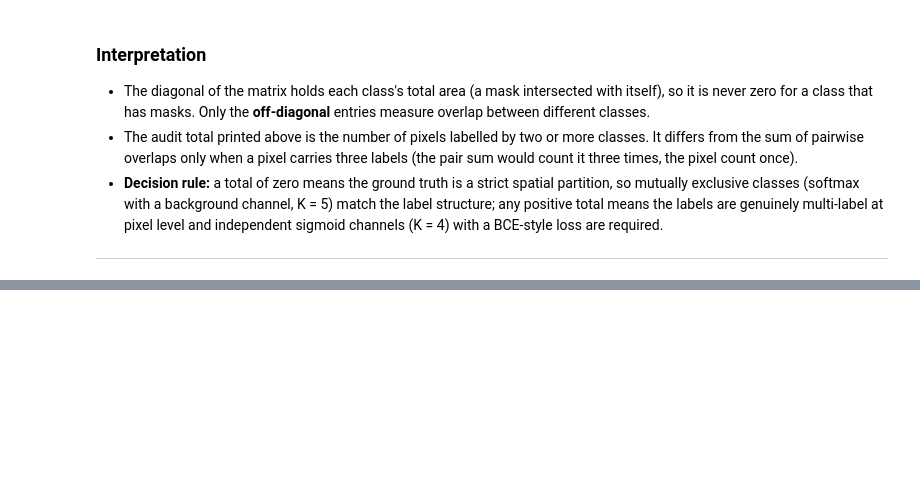
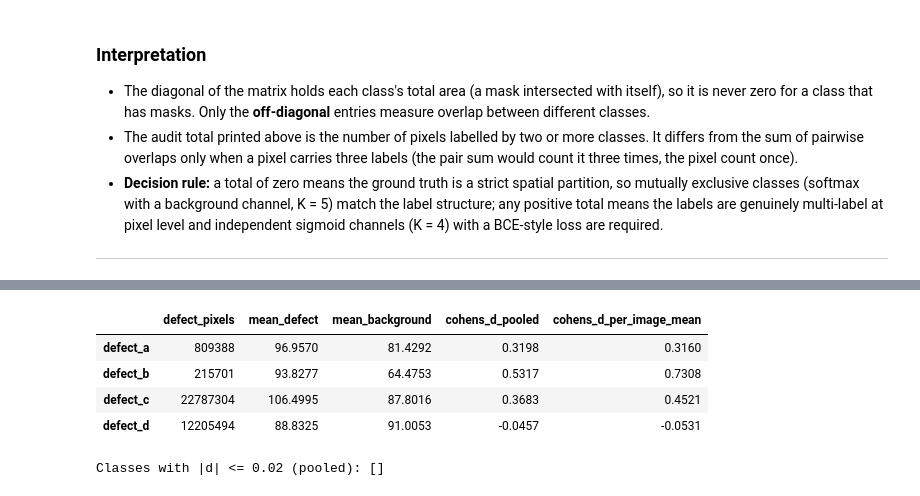
Before and after one commit to Surya-prakash-pareek/dl-genai-project-26-t3, a Jupyter notebook: notebooks/milestone-1.ipynb, the cells around one changed output, grey strips where cells are left out. Cells and saved outputs as stored; diff of their text form; code cells hidden in the pictures; blank space fills up the shorter version.

```diff
--- a/notebooks/milestone-1.ipynb
+++ b/notebooks/milestone-1.ipynb
@@ -288,0 +424,49 @@ Verdict: defect masks are spatially disjoint -> a background + 4-class softmax p
+# %%
+def cohens_d(n1, s1, q1, n2, s2, q2):
+    """Cohen's d from counts, sums and sums of squares of two pixel populations."""
+    m1, m2 = s1 / n1, s2 / n2
+    v1 = (q1 - n1 * m1 ** 2) / (n1 - 1)
+    v2 = (q2 - n2 * m2 ** 2) / (n2 - 1)
+    pooled = np.sqrt(((n1 - 1) * v1 + (n2 - 1) * v2) / (n1 + n2 - 2))
+    return (m1 - m2) / pooled
+
+
+moments = {c: dict(n1=0, s1=0.0, q1=0.0, n2=0, s2=0.0, q2=0.0) for c in DEFECT_TYPES}
+per_image_d = {c: [] for c in DEFECT_TYPES}
+
+for image_id, rows in positives.groupby("image_id"):
+    img = load_gray(image_id)
+    for _, r in rows.iterrows():
+        mask = rle_decode(r.mask_rle).astype(bool)
+        if mask.sum() < 2:
+            continue
+        defect_px, bg_px = img[mask], img[~mask]
+        m = moments[r.defect_type]
+        m["n1"] += defect_px.size; m["s1"] += defect_px.sum(); m["q1"] += (defect_px ** 2).sum()
+        m["n2"] += bg_px.size;     m["s2"] += bg_px.sum();     m["q2"] += (bg_px ** 2).sum()
+        per_image_d[r.defect_type].append(
+            cohens_d(defect_px.size, defect_px.sum(), (defect_px ** 2).sum(),
+                     bg_px.size, bg_px.sum(), (bg_px ** 2).sum()))
+
+results = pd.DataFrame({
+    "defect_pixels": {c: moments[c]["n1"] for c in DEFECT_TYPES},
+    "mean_defect": {c: moments[c]["s1"] / moments[c]["n1"] for c in DEFECT_TYPES},
+    "mean_background": {c: moments[c]["s2"] / moments[c]["n2"] for c in DEFECT_TYPES},
+    "cohens_d_pooled": {c: cohens_d(**moments[c]) for c in DEFECT_TYPES},
+    "cohens_d_per_image_mean": {c: float(np.mean(per_image_d[c])) for c in DEFECT_TYPES},
+}).round(4)
+display(results)
+# %% [output]
+|  | defect_pixels | mean_defect | mean_background | cohens_d_pooled | cohens_d_per_image_mean |
+| defect_a | 809388 | 96.9570 | 81.4292 | 0.3198 | 0.3160 |
+| defect_b | 215701 | 93.8277 | 64.4753 | 0.5317 | 0.7308 |
+| defect_c | 22787304 | 106.4995 | 87.8016 | 0.3683 | 0.4521 |
+| defect_d | 12205494 | 88.8325 | 91.0053 | -0.0457 | -0.0531 |
+# %%
+THRESHOLD = 0.02
+invisible = [c for c in DEFECT_TYPES if abs(results.loc[c, "cohens_d_pooled"]) <= THRESHOLD]
+print(f"Classes with |d| <= {THRESHOLD} (pooled): {invisible}")
+for c in invisible:
+    print(f"Q6 answer: {c}, texture/frequency features")
+# %% [output]
+Classes with |d| <= 0.02 (pooled): []
```
Also changed, not shown: parts of 11 cells of this notebook.
